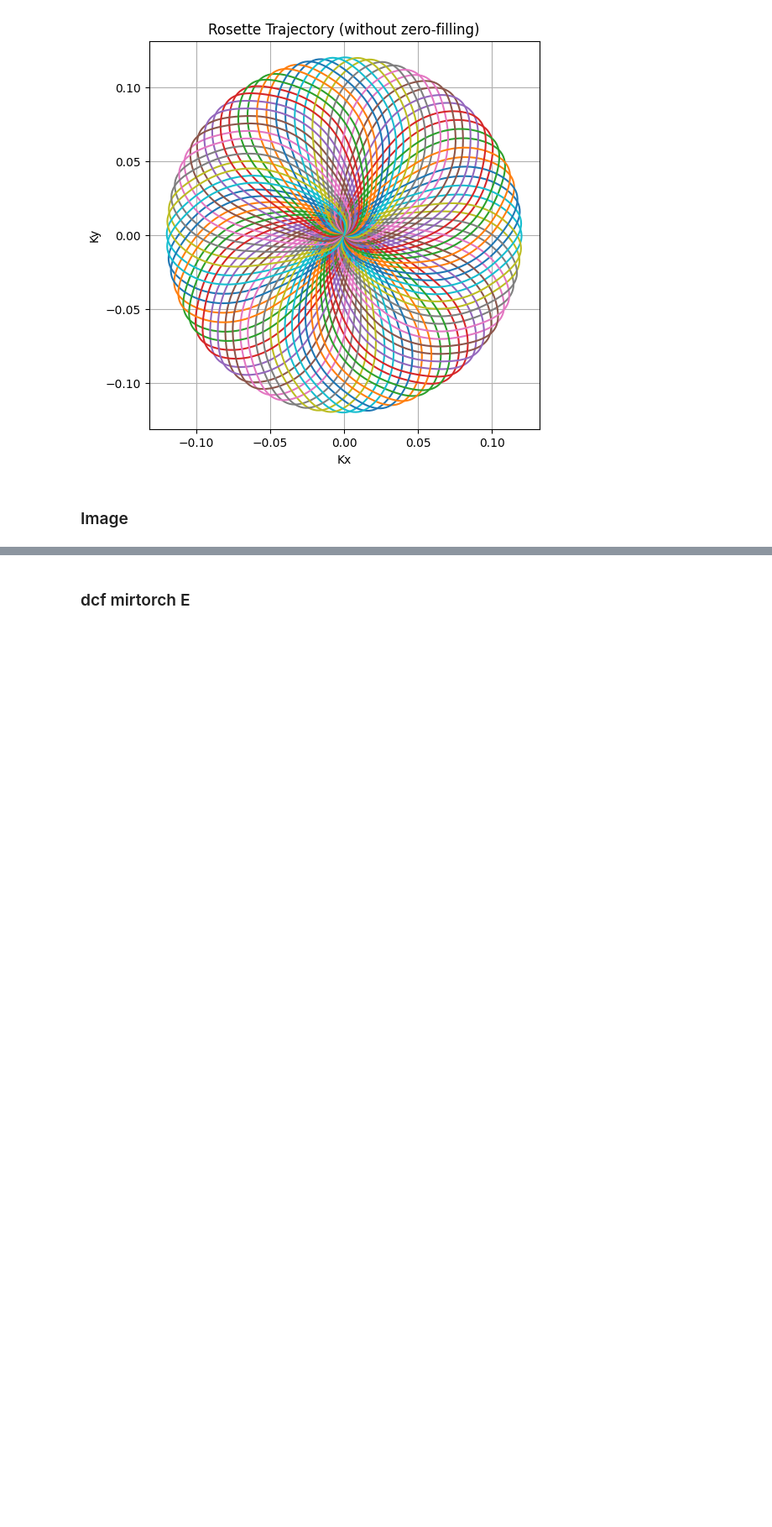
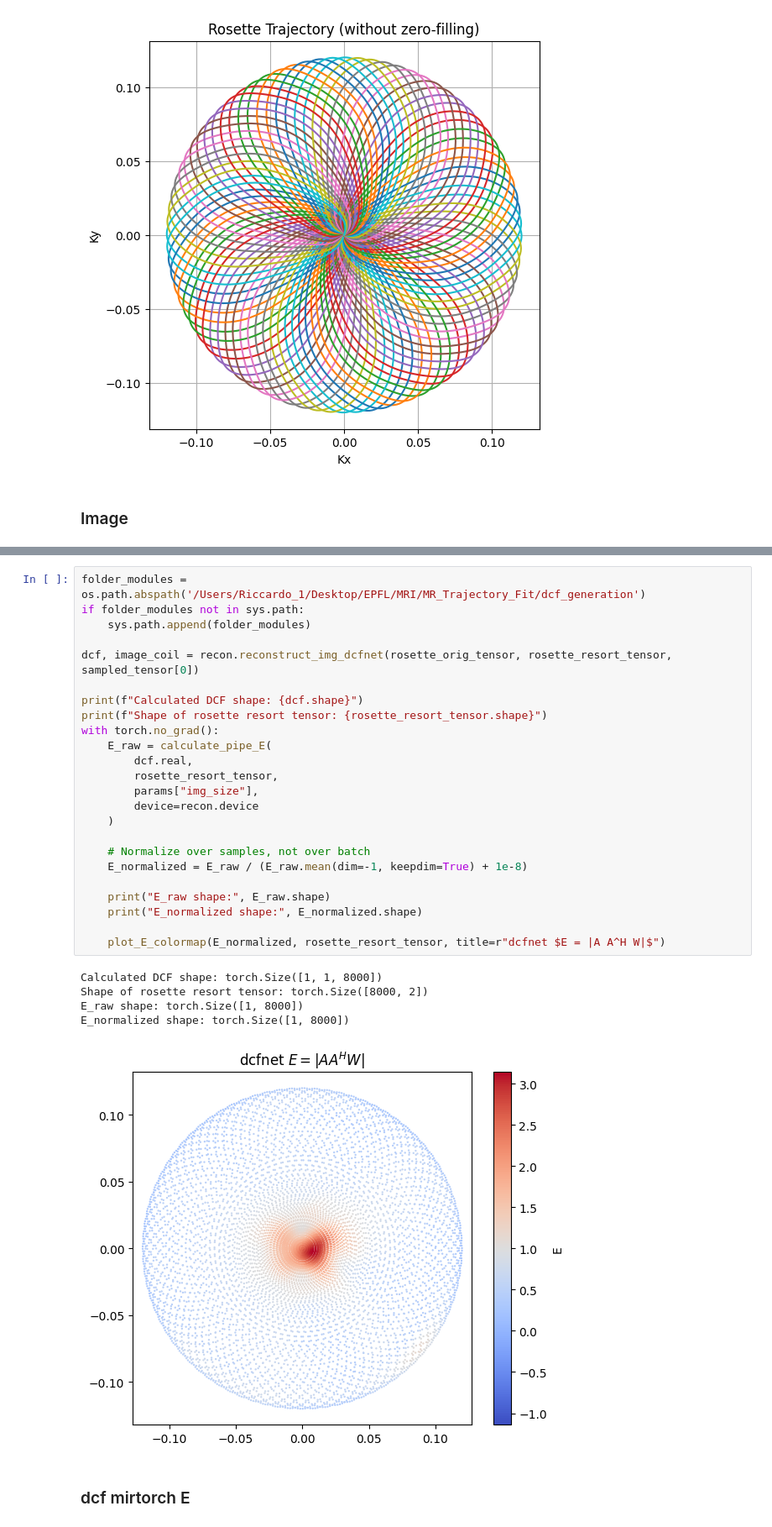
Before and after one commit to frank-roesler/MR_Trajectory_Fit, a Jupyter notebook: recon.ipynb, the cells around one changed output, grey strips where cells are left out. Shown at 84% size. Cells and saved outputs as stored; diff of their text form; blank space fills up the shorter version.

```diff
--- a/recon.ipynb
+++ b/recon.ipynb
@@ -407,2 +367,32 @@ Exception: xi does not have shape (8002, 2)!=torch.Size([8000, 2])
+# %%
+folder_modules = os.path.abspath('/Users/Riccardo_1/Desktop/EPFL/MRI/MR_Trajectory_Fit/dcf_generation')
+if folder_modules not in sys.path:
+    sys.path.append(folder_modules)
+
+dcf, image_coil = recon.reconstruct_img_dcfnet(rosette_orig_tensor, rosette_resort_tensor, sampled_tensor[0])
+
+print(f"Calculated DCF shape: {dcf.shape}")
+print(f"Shape of rosette resort tensor: {rosette_resort_tensor.shape}")
+with torch.no_grad():
+    E_raw = calculate_pipe_E(
+        dcf.real,
+        rosette_resort_tensor,
+        params["img_size"],
+        device=recon.device
+    )
+
+    # Normalize over samples, not over batch
+    E_normalized = E_raw / (E_raw.mean(dim=-1, keepdim=True) + 1e-8)
+
+    print("E_raw shape:", E_raw.shape)
+    print("E_normalized shape:", E_normalized.shape)
+
+    plot_E_colormap(E_normalized, rosette_resort_tensor, title=r"dcfnet $E = |A A^H W|$")
+# %% [output]
+Calculated DCF shape: torch.Size([1, 1, 8000])
+Shape of rosette resort tensor: torch.Size([8000, 2])
+E_raw shape: torch.Size([1, 8000])
+E_normalized shape: torch.Size([1, 8000])
+[figure, added]
 # %% [markdown]
 ### dcf mirtorch E
```
Also changed, not shown: parts of 11 cells of this notebook, 3 other files.
